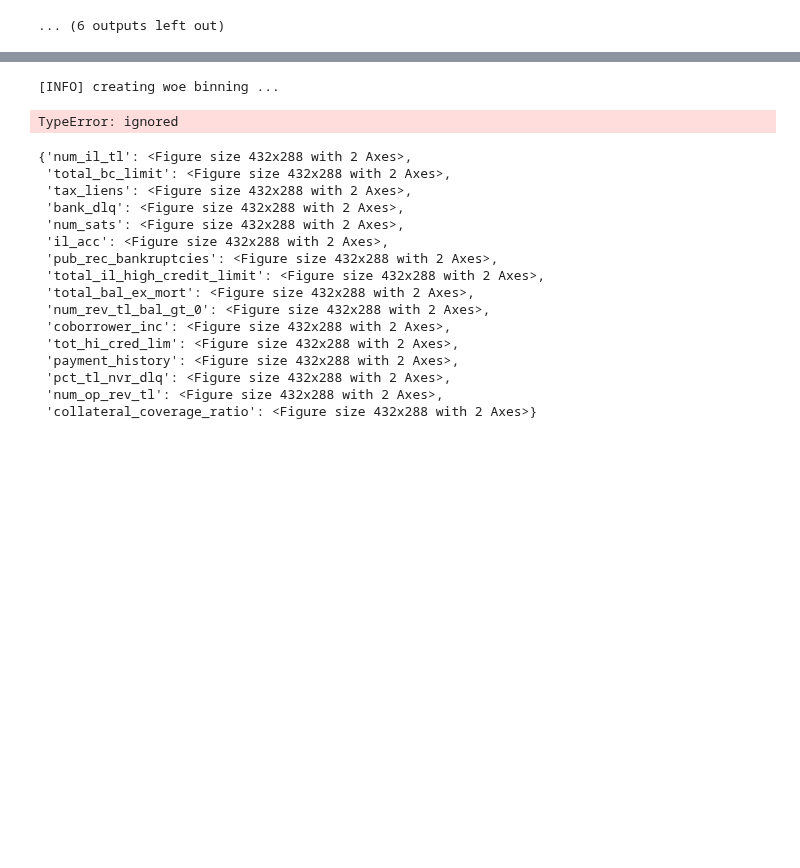
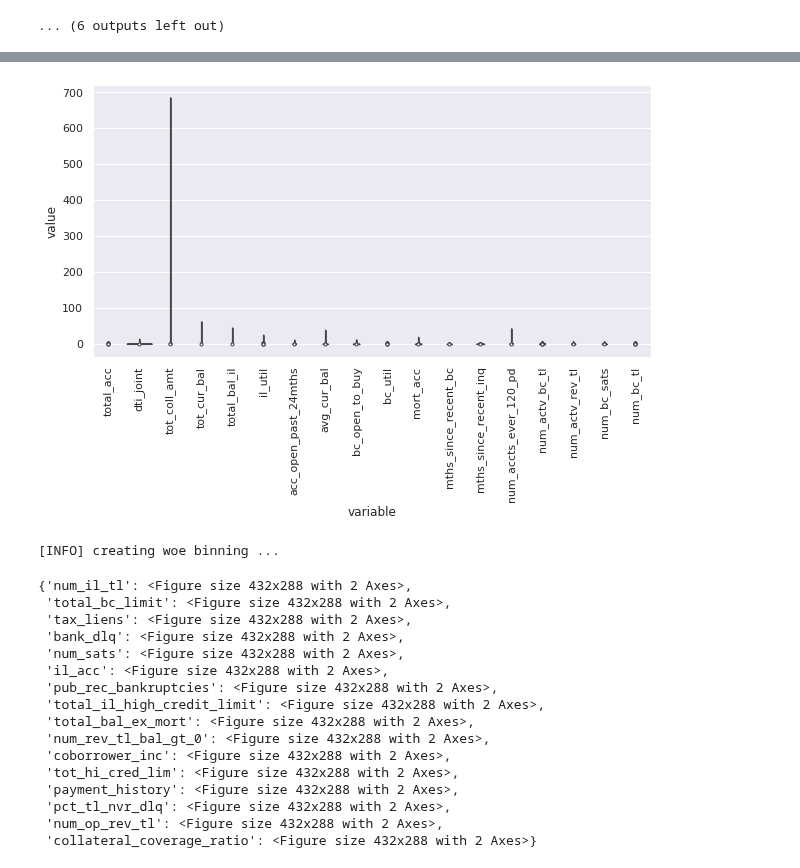
Before and after one commit to preetmodi/Credit-Risk-Analytics, a Jupyter notebook: Woe_calculation_H.ipynb, the cells around one changed output, grey strips where cells are left out. Cells and saved outputs as stored; diff of their text form; code cells hidden in the pictures; blank space fills up the shorter version.

```diff
--- a/Woe_calculation_H.ipynb
+++ b/Woe_calculation_H.ipynb
@@ -197,0 +129,14 @@ train_mid_19.loc[train_mid_19["tot_cur_bal"]>3077815,:]
+# %%
+def outlier_analysis(df):
+  df.loc[df["total_acc"]>100,"total_acc"] = 100
+  df.loc[df["acc_open_past_24mths"]>40,"acc_open_past_24mths"] = 40
+  df.loc[df["bc_open_to_buy"]>200000,"bc_open_to_buy"] = 200000
+  df.loc[df["mths_since_recent_bc"]>120,"mths_since_recent_bc"] = 120
+  df.loc[df["num_actv_bc_tl"]>20,"num_actv_bc_tl"] = 20
+  df.loc[df["num_actv_rev_tl"]>30,"num_actv_rev_tl"] = 30
+  df.loc[df["num_bc_sats"]>25,"num_bc_sats"] = 25
+  df.loc[df["num_bc_tl"]>40,"num_bc_tl"] = 40
+  return df
+
+train_mid_19_tr = outlier_analysis(train_mid_19)
+train_mid_19_tr.describe()
@@ -198,5 +163,13 @@ train_mid_19.loc[train_mid_19["tot_cur_bal"]>3077815,:]
+# %%
+train_mid_19_tr[num_list] = train_mid_19_tr[num_list].apply(zscore)
+# %%
+fig, ax = plt.subplots(figsize=(10,5))
+a = sns.violinplot(x='variable', y='value', data=pd.melt(train_mid_19_tr.loc[:,np.r_[num_list]]), ax=ax)
+a.set_xticklabels(a.get_xticklabels(), rotation=90);
+# %% [output]
+[figure, added]
 # %%
-bins = sc.woebin(train_mid_19.iloc[:, np.r_[7:20]], y = 'Default',
+bins = sc.woebin(train_mid_19_tr, y = 'Default',
                 min_perc_fine_bin=0.01, # How many bins to cut initially into
                 min_perc_coarse_bin=0.05,  # Minimum percentage per final bin
                 stop_limit=0.02, # Minimum information value
@@ -205,7 +178,6 @@ bins = sc.woebin(train_mid_19.iloc[:, np.r_[7:20]], y = 'Default',
                 )
 # %% [output]
 [INFO] creating woe binning ...
-TypeError: ignored
 # %%
 import matplotlib.pyplot as plt
 %matplotlib inline
```
Also changed, not shown: parts of 13 cells of this notebook.
